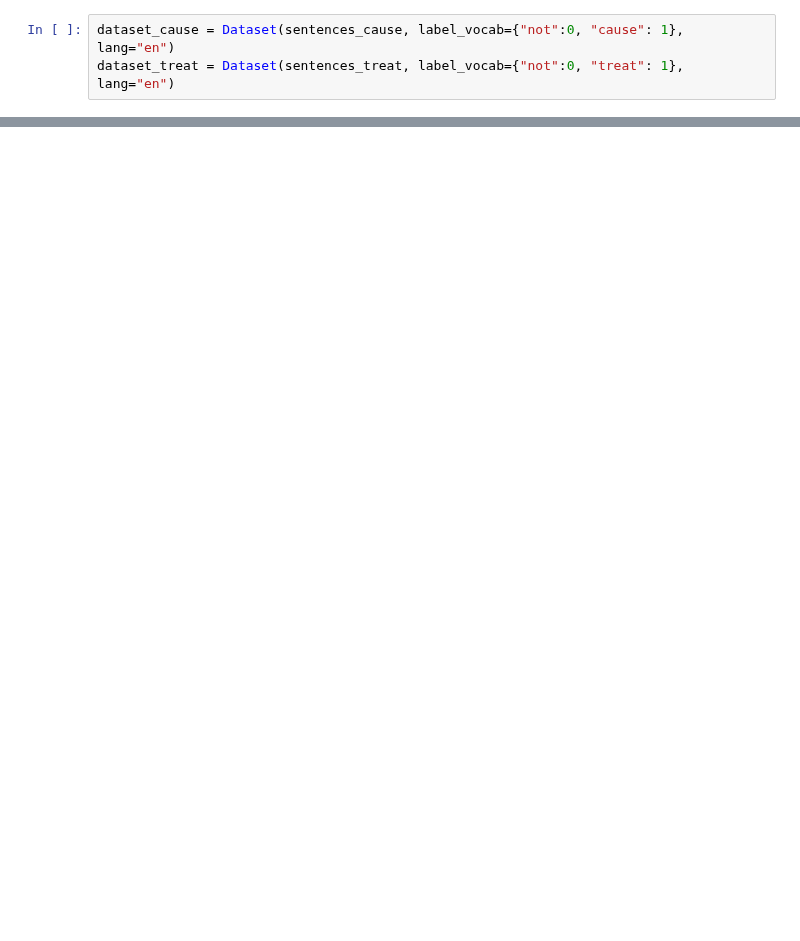
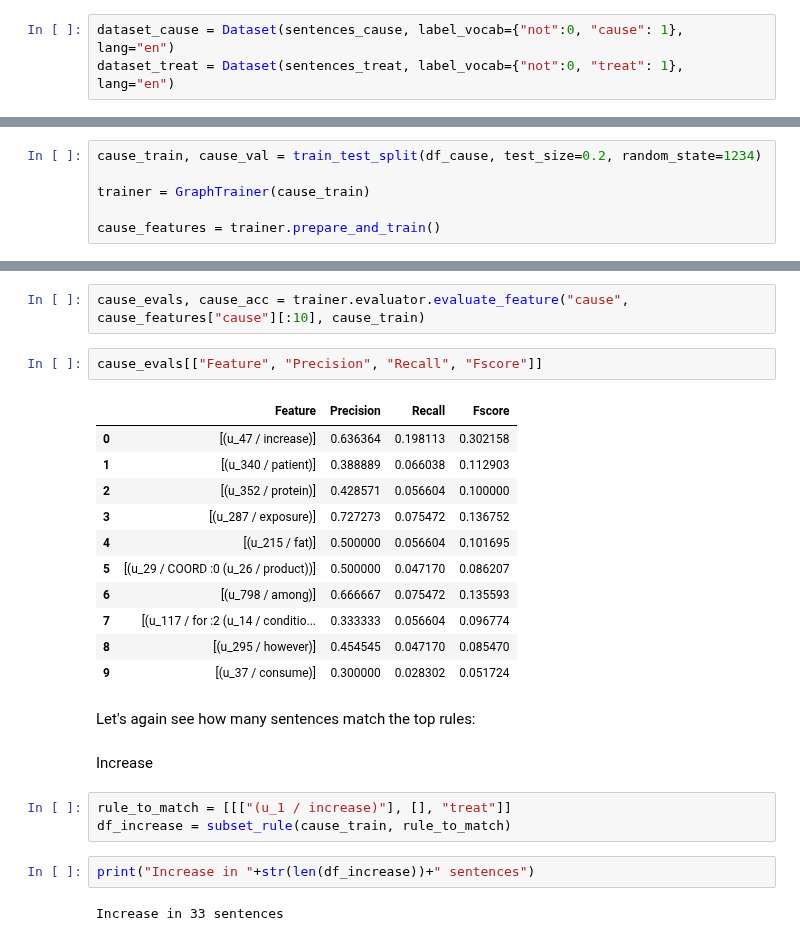
Before and after one commit to anaterovic/NLP, a Jupyter notebook: docs/milestone3_graphs.ipynb, the cells around one changed output, grey strips where cells are left out. Saved outputs shown, nothing was run; the diff lists cells and outputs as text; blank space fills up the shorter version.

```diff
--- a/docs/milestone3_graphs.ipynb
+++ b/docs/milestone3_graphs.ipynb
@@ -120,0 +455,6 @@ Source(to_dot(df_cause.iloc[0].graph))
+# %%
+cause_train, cause_val = train_test_split(df_cause, test_size=0.2, random_state=1234)
+
+trainer = GraphTrainer(cause_train)
+
+cause_features = trainer.prepare_and_train()
@@ -120,0 +482,27 @@ Source(to_dot(df_cause.iloc[0].graph))
+# %%
+cause_evals, cause_acc = trainer.evaluator.evaluate_feature("cause", cause_features["cause"][:10], cause_train)
+# %%
+cause_evals[["Feature", "Precision", "Recall", "Fscore"]]
+# %% [output]
+|  | Feature | Precision | Recall | Fscore |
+| 0 | [(u_47 / increase)] | 0.636364 | 0.198113 | 0.302158 |
+| 1 | [(u_340 / patient)] | 0.388889 | 0.066038 | 0.112903 |
+| 2 | [(u_352 / protein)] | 0.428571 | 0.056604 | 0.100000 |
+| 3 | [(u_287 / exposure)] | 0.727273 | 0.075472 | 0.136752 |
+| 4 | [(u_215 / fat)] | 0.500000 | 0.056604 | 0.101695 |
+| 5 | [(u_29 / COORD :0 (u_26 / product))] | 0.500000 | 0.047170 | 0.086207 |
+| 6 | [(u_798 / among)] | 0.666667 | 0.075472 | 0.135593 |
+| 7 | [(u_117 / for :2 (u_14 / conditio... | 0.333333 | 0.056604 | 0.096774 |
+| 8 | [(u_295 / however)] | 0.454545 | 0.047170 | 0.085470 |
+| 9 | [(u_37 / consume)] | 0.300000 | 0.028302 | 0.051724 |
+# %% [markdown]
+Let's again see how many sentences match the top rules:
+# %% [markdown]
+Increase
+# %%
+rule_to_match = [[["(u_1 / increase)"], [], "treat"]]
+df_increase = subset_rule(cause_train, rule_to_match)
+# %%
+print("Increase in "+str(len(df_increase))+" sentences")
+# %% [output]
+Increase in 33 sentences
```
Also changed, not shown: parts of 98 cells of this notebook, 1 other file.
